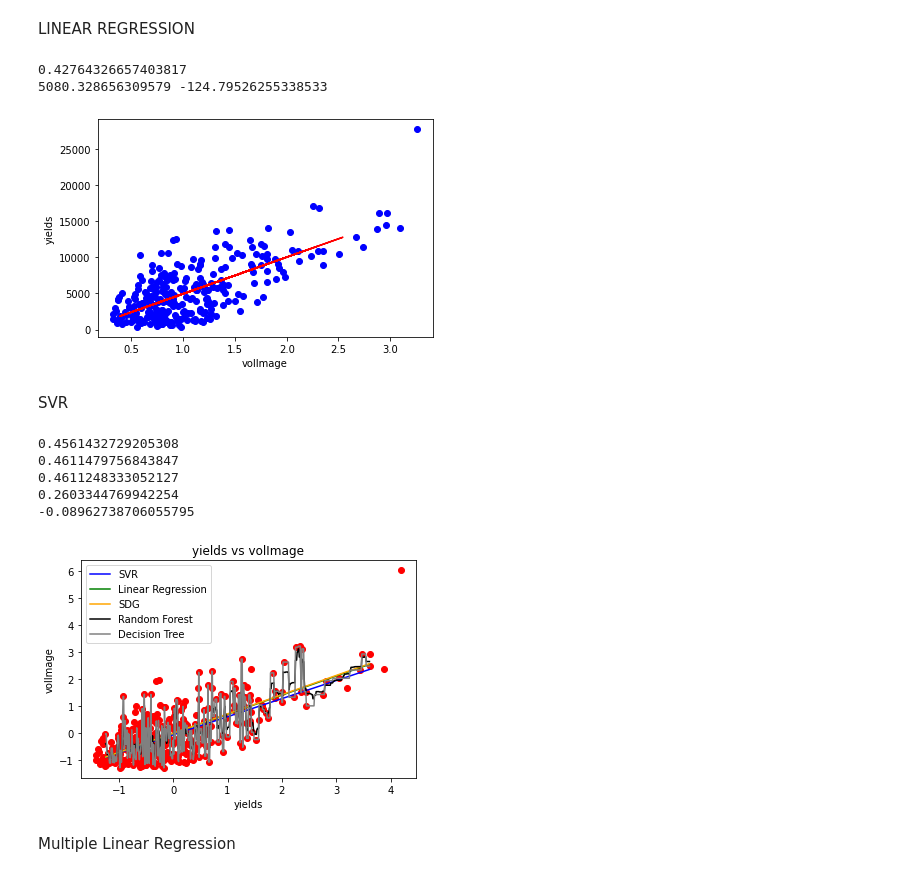
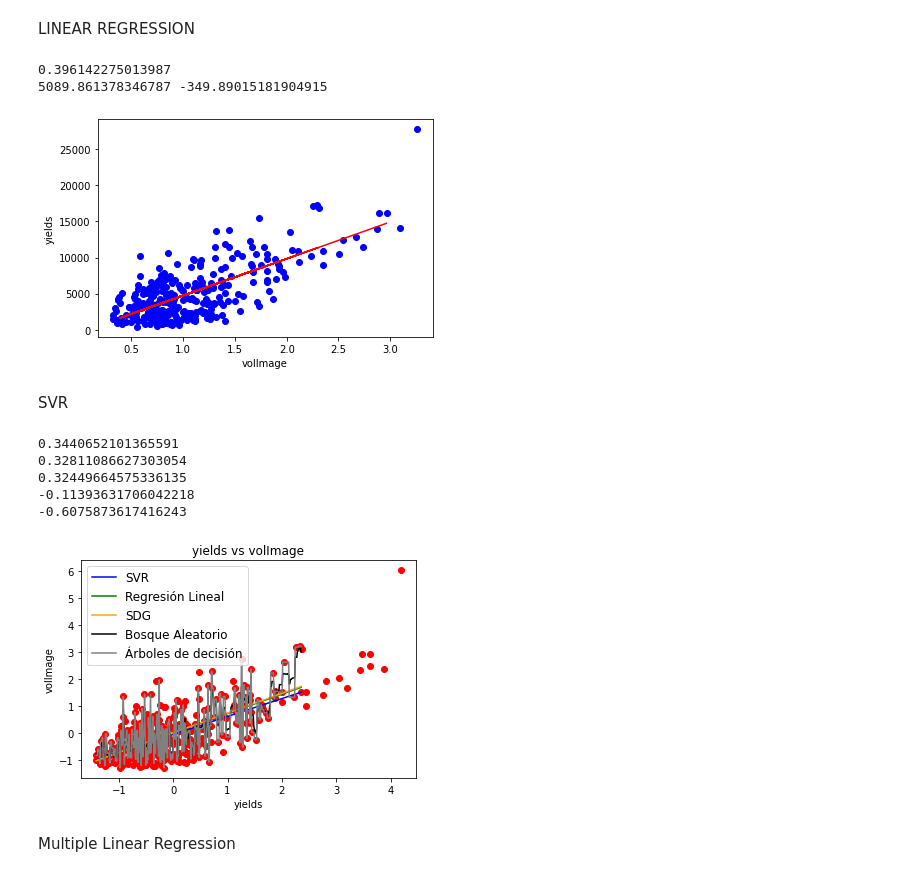
Before and after one commit to julianandres/processingyield, a Jupyter notebook: notas.ipynb, the cells around one changed output. Drawn from its saved outputs; the diff is of its cells as text; code cells hidden in the pictures.

```diff
--- a/notas.ipynb
+++ b/notas.ipynb
@@ -14,4 +14,4 @@ data= definirCorrelacionVariables.getDataFromDataBase()
 # %% [markdown]
 <b>2</b> pre PROCESAMIENTO DE DATA
 # %%
-dataframe,datos,dictGeneral = definirCorrelacionVariables.generarMatrizDatos(data)
+dataframe,datos,dictGeneral = definirCorrelacionVariables.generarMatrizDatos(data,True)
@@ -201,9 +205,9 @@ pyplot.xlabel("volImage")
 pyplot.ylabel("yields")
 pyplot.show()
 # %% [output]
-0.42764326657403817
-5080.328656309579 -124.79526255338533
+0.396142275013987
+5089.861378346787 -349.89015181904915
-[figure, old version]
+[figure, new version]
 # %% [markdown]
 SVR
 # %%
@@ -230,43 +234,43 @@ regressorSVR.fit(X_train, y_train)
 
 regressorLinear = LinearRegression()
 regressorLinear.fit(X_train, y_train)
 
 sdgRegressor= linear_model.SGDRegressor(loss="squared_epsilon_insensitive")
 sdgRegressor.fit(X_train, y_train)
 
 rfRegression= RandomForestRegressor()
 rfRegression.fit(X_train, y_train)
 
 dtRegression= tree.DecisionTreeRegressor()
 dtRegression.fit(X_train, y_train)
 
 print(regressorSVR.score(X_test,y_test))
 print(regressorLinear.score(X_test,y_test))
 print(sdgRegressor.score(X_test,y_test))
 print(rfRegression.score(X_test,y_test))
 print(dtRegression.score(X_test,y_test))
 
 X_grid = np.arange(min(X_test), max(X_test), 0.01) #this step required because data is feature scaled.
 X_grid = X_grid.reshape((len(X_grid), 1))
 pyplot.scatter(X, y, color = 'red')
 pyplot.plot(X_grid, regressorSVR.predict(X_grid), color = 'blue',label='SVR')
-pyplot.plot(X_grid, regressorLinear.predict(X_grid), color = 'green',label='Linear Regression')
+pyplot.plot(X_grid, regressorLinear.predict(X_grid), color = 'green',label='Regresión Lineal')
 pyplot.plot(X_grid, sdgRegressor.predict(X_grid), color = 'orange',label='SDG')
-pyplot.plot(X_grid, rfRegression.predict(X_grid), color = 'black',label='Random Forest')
-pyplot.plot(X_grid, dtRegression.predict(X_grid), color = 'gray',label='Decision Tree')
-pyplot.legend()
+pyplot.plot(X_grid, rfRegression.predict(X_grid), color = 'black',label='Bosque Aleatorio')
+pyplot.plot(X_grid, dtRegression.predict(X_grid), color = 'gray',label='Árboles de decisión')
+pyplot.legend(loc=2, prop={'size': 12})
 pyplot.title('yields vs volImage')
 pyplot.xlabel('yields')
 pyplot.ylabel('volImage')
 
 pyplot.show()
 # %% [output]
-0.4561432729205308
-0.4611479756843847
-0.4611248333052127
-0.2603344769942254
--0.08962738706055795
+0.3440652101365591
+0.32811086627303054
+0.32449664575336135
+-0.11393631706042218
+-0.6075873617416243
-[figure, old version]
+[figure, new version]
 # %% [markdown]
 Multiple Linear Regression
 # %%
```
Also changed, not shown: parts of 9 cells of this notebook, 38 other files.
